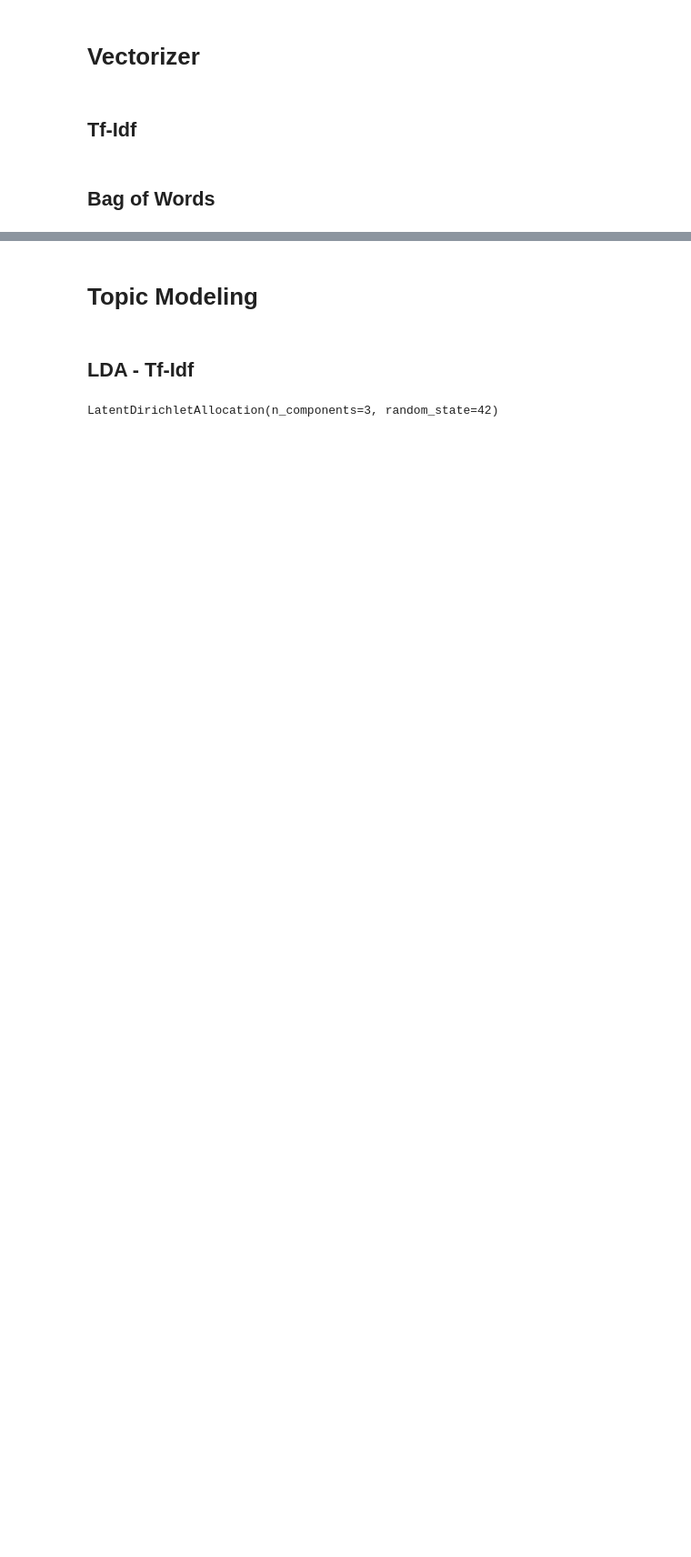
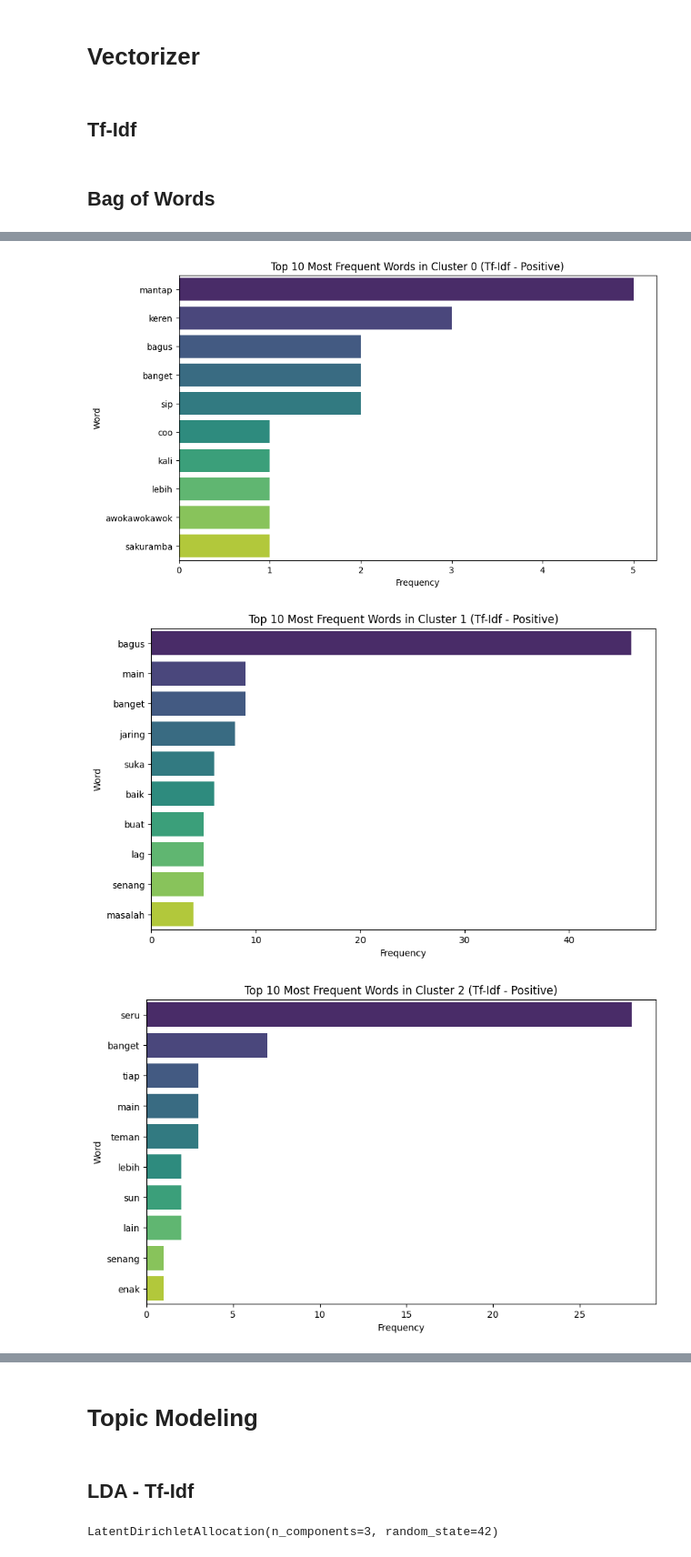
Before and after one commit to latifhilmii/pemrosesan-teks, a Jupyter notebook: Clustering/Text Clustering.ipynb, the cells around one changed output, grey strips where cells are left out. Shown at 91% size. Saved outputs shown, nothing was run; the diff lists cells and outputs as text; code cells hidden in the pictures; blank space fills up the shorter version.

```diff
--- a/Clustering/Text Clustering.ipynb
+++ b/Clustering/Text Clustering.ipynb
@@ -227,3 +129,6 @@ df.head()
+# %%
+df_positive = df[df['label'] == 'positive']
+df_negative = df[df['label'] == 'negative']
 # %% [markdown]
 # Vectorizer
 # %% [markdown]
@@ -293,6 +153,0 @@ display(df_bow.head())
-# %%
-df_tf_positive = df_tf[df_tf['label'] == 'positive']
-df_tf_negative = df_tf[df_tf['label'] == 'negative']
-
-df_bow_positive = df_bow[df_bow['label'] == 'positive']
-df_bow_negative = df_bow[df_bow['label'] == 'negative']
@@ -525,0 +229,31 @@ Passing `palette` without assigning `hue` is deprecated and will be removed in v
+# %%
+for cluster_id in sorted(df_tf_positive['kmeans_cluster'].unique()):
+    cluster_texts = df_tf_positive[df_tf_positive['kmeans_cluster'] == cluster_id]['clean']
+
+    if not cluster_texts.empty:
+        vectorizer = CountVectorizer()
+        X = vectorizer.fit_transform(cluster_texts)
+        word_counts = X.sum(axis=0)
+        words_freq = [(word, word_counts[0, idx]) for word, idx in vectorizer.vocabulary_.items()]
+        words_freq = sorted(words_freq, key=lambda x: x[1], reverse=True)
+
+        top_10_words = words_freq[:10]
+        words = [word for word, count in top_10_words]
+        counts = [count for word, count in top_10_words]
+
+        df_plot = pd.DataFrame({'Word': words, 'Count': counts})
+
+        plt.figure(figsize=(10, 6))
+        sns.barplot(x='Count', y='Word', hue = 'Word', data=df_plot, palette='viridis', legend = False)
+        plt.title(f'Top 10 Most Frequent Words in Cluster {cluster_id} (Tf-Idf - Positive)')
+        plt.xlabel('Frequency')
+        plt.ylabel('Word')
+        plt.show()
+
+        print('\n')
+    else:
+        print("No data for this cluster.")
+# %% [output]
+[figure, added]
+[figure, added]
+[figure, added]
```
Also changed, not shown: parts of 52 cells of this notebook.
